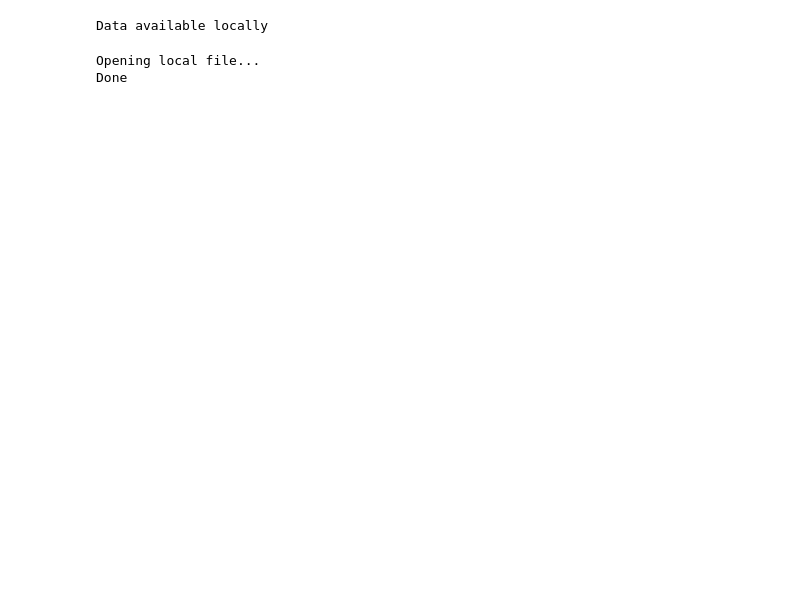
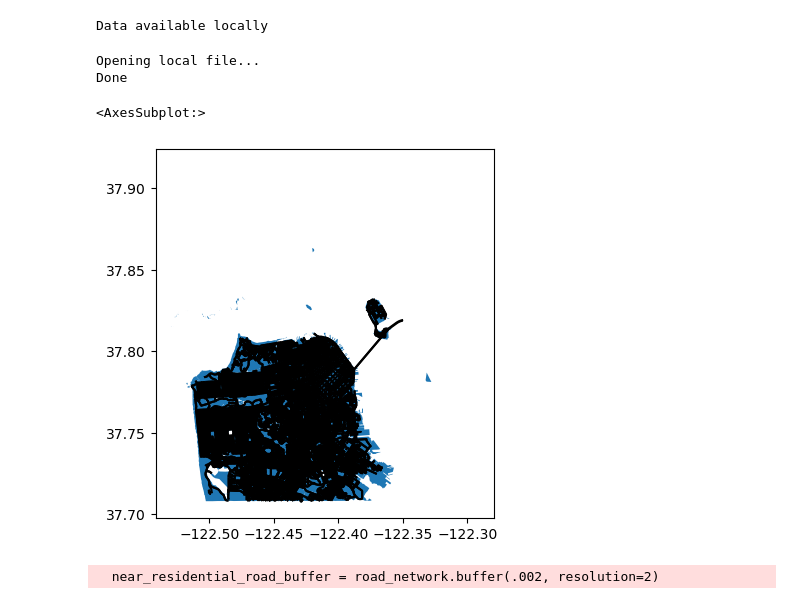
Before and after one commit to peter-amerkhanian/San-Francisco-Service-Analysis, a Jupyter notebook: peter_census_sandbox.ipynb, the cells around one changed output. Saved outputs shown, nothing was run; the diff lists cells and outputs as text; code cells hidden in the pictures; blank space fills up the shorter version.

```diff
--- a/peter_census_sandbox.ipynb
+++ b/peter_census_sandbox.ipynb
@@ -41,0 +48,18 @@ land_populated_df = retrieval_311.remove_water(sf_merge)
+# %%
+graph = ox.graph_from_place("San Francisco, California", network_type='drive')
+edges = ox.graph_to_gdfs(graph, nodes=True, edges=True)
+road_network = edges[1]
+nodes = edges[0]
+# %%
+road_network.crs = "epsg:4326"
+# %%
+ax = road_network.plot(color="black")
+land_populated_df.plot(ax=ax)
+# %% [output]
+<AxesSubplot:>
+[figure, added]
+# %%
+near_residential_road_buffer = road_network.buffer(.002, resolution=2)
+near_residential_road = gpd.GeoDataFrame(near_residential_road_buffer).rename({0: "geometry"}, axis=1)
+# %% [output]
+  near_residential_road_buffer = road_network.buffer(.002, resolution=2)
```
Also changed, not shown: parts of 36 cells of this notebook, 5 other files.
